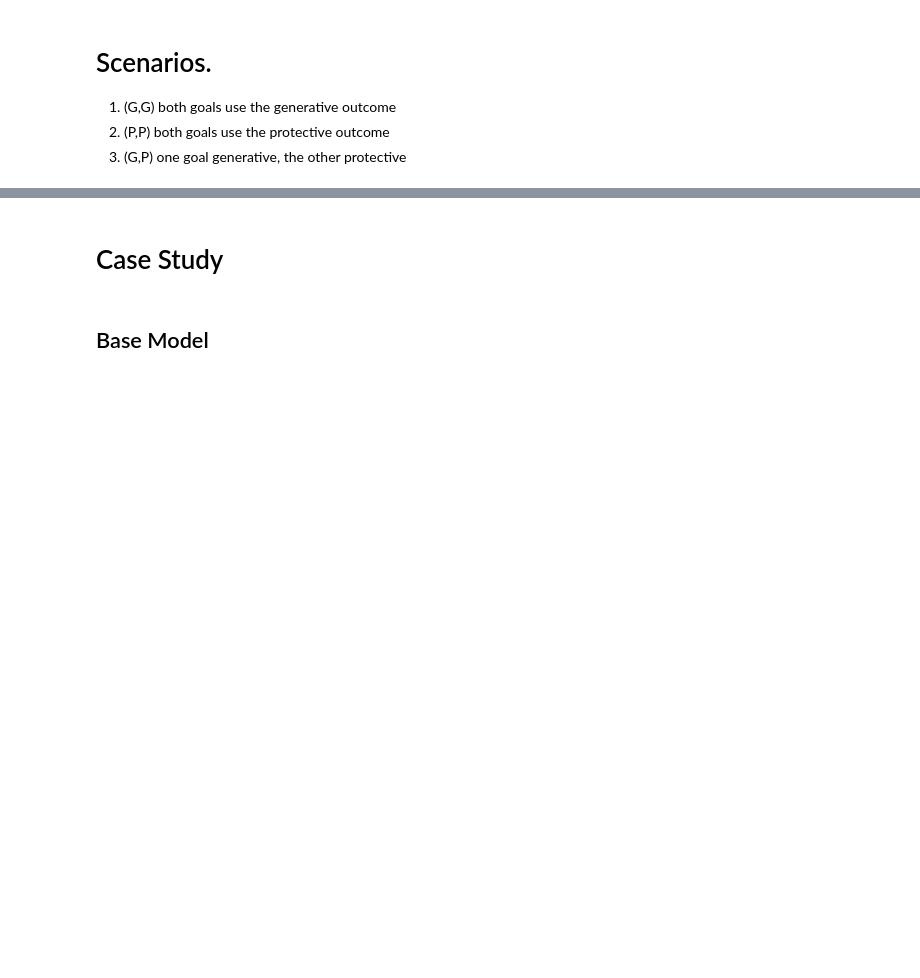
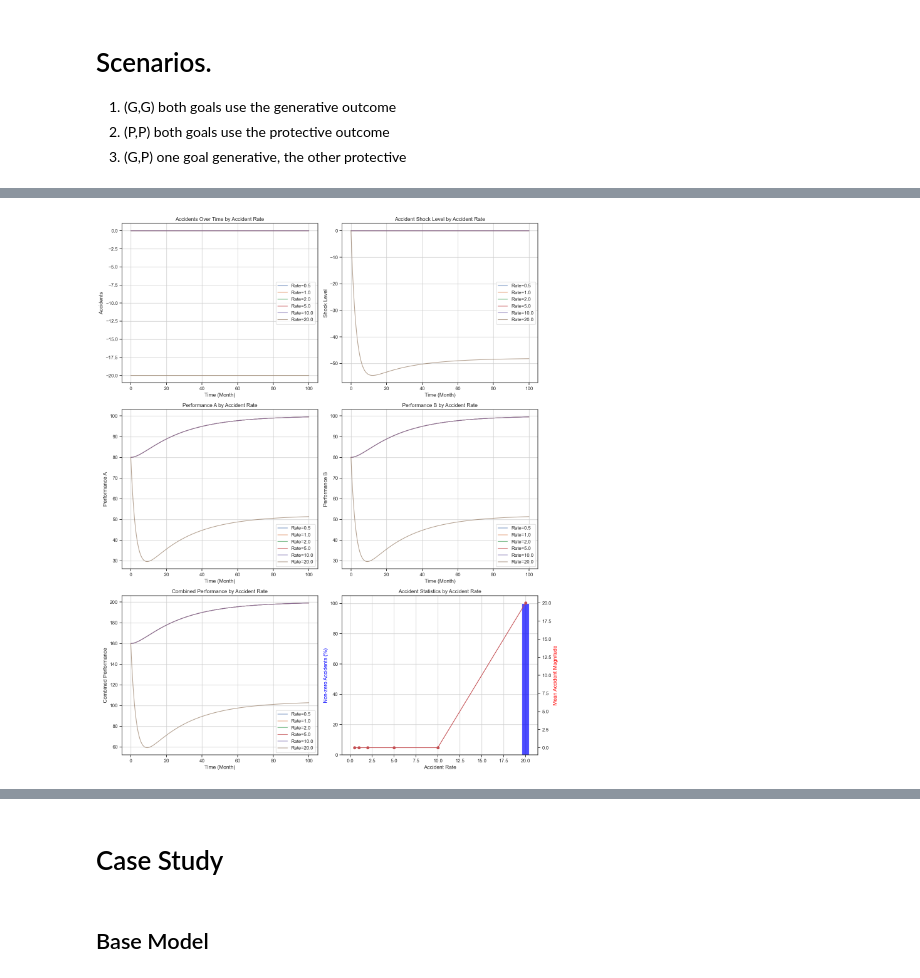
Before and after one commit to georgia-max/OrganizationOscillation, a Jupyter notebook: 2025/model_12_v1.ipynb, the cells around one changed output, grey strips where cells are left out. Saved outputs shown, nothing was run; the diff lists cells and outputs as text; code cells hidden in the pictures; blank space fills up the shorter version.

```diff
--- a/2025/model_12_v1.ipynb
+++ b/2025/model_12_v1.ipynb
@@ -340,0 +372,86 @@ except Exception as e:
+# %%
+# Create comprehensive parameter sensitivity visualization
+fig, axes = plt.subplots(3, 2, figsize=(15, 18))
+
+# Plot 1: Accidents over time for different accident rates
+ax1 = axes[0, 0]
+for rate in [0.5, 1.0, 2.0, 5.0, 10.0, 20.0]:
+    if rate in sensitivity_results:
+        sensitivity_results[rate]['accidents'].plot(label=f'Rate={rate}', alpha=0.7, ax=ax1)
+ax1.set_title('Accidents Over Time by Accident Rate')
+ax1.set_xlabel('Time (Month)')
+ax1.set_ylabel('Accidents')
+ax1.legend()
+ax1.grid(True)
+
+# Plot 2: Accident shock level for different accident rates
+ax2 = axes[0, 1]
+for rate in [0.5, 1.0, 2.0, 5.0, 10.0, 20.0]:
+    if rate in sensitivity_results:
+        sensitivity_results[rate]['Accident shock level'].plot(label=f'Rate={rate}', alpha=0.7, ax=ax2)
+ax2.set_title('Accident Shock Level by Accident Rate')
+ax2.set_xlabel('Time (Month)')
+ax2.set_ylabel('Shock Level')
+ax2.legend()
+ax2.grid(True)
+
+# Plot 3: Performance A for different accident rates
+ax3 = axes[1, 0]
+for rate in [0.5, 1.0, 2.0, 5.0, 10.0, 20.0]:
+    if rate in sensitivity_results:
+        sensitivity_results[rate]['performance[A]'].plot(label=f'Rate={rate}', alpha=0.7, ax=ax3)
+ax3.set_title('Performance A by Accident Rate')
+ax3.set_xlabel('Time (Month)')
+ax3.set_ylabel('Performance A')
+ax3.legend()
+ax3.grid(True)
+
+# Plot 4: Performance B for different accident rates
+ax4 = axes[1, 1]
+for rate in [0.5, 1.0, 2.0, 5.0, 10.0, 20.0]:
+    if rate in sensitivity_results:
+        sensitivity_results[rate]['performance[B]'].plot(label=f'Rate={rate}', alpha=0.7, ax=ax4)
+ax4.set_title('Performance B by Accident Rate')
+ax4.set_xlabel('Time (Month)')
+ax4.set_ylabel('Performance B')
+ax4.legend()
+ax4.grid(True)
+
+# Plot 5: Combined performance for different accident rates
+ax5 = axes[2, 0]
+for rate in [0.5, 1.0, 2.0, 5.0, 10.0, 20.0]:
+    if rate in sensitivity_results:
+        sensitivity_results[rate]['combined performance'].plot(label=f'Rate={rate}', alpha=0.7, ax=ax5)
+ax5.set_title('Combined Performance by Accident Rate')
+ax5.set_xlabel('Time (Month)')
+ax5.set_ylabel('Combined Performance')
+ax5.legend()
+ax5.grid(True)
+
+# Plot 6: Accident statistics summary
+ax6 = axes[2, 1]
+rates = []
+non_zero_percentages = []
+means = []
+
+for rate in [0.5, 1.0, 2.0, 5.0, 10.0, 20.0]:
+    if rate in accident_stats and accident_stats[rate] is not None:
+        rates.append(rate)
+        non_zero_percentages.append(accident_stats[rate]['non_zero_percentage'])
+        means.append(abs(accident_stats[rate]['mean']))  # Use absolute value for plotting
+
+ax6.bar(rates, non_zero_percentages, alpha=0.7, color='blue', label='Non-zero Accidents %')
+ax6_twin = ax6.twinx()
+ax6_twin.plot(rates, means, 'ro-', label='Mean Accident Magnitude')
+ax6.set_title('Accident Statistics by Accident Rate')
+ax6.set_xlabel('Accident Rate')
+ax6.set_ylabel('Non-zero Accidents (%)', color='blue')
+ax6_twin.set_ylabel('Mean Accident Magnitude', color='red')
+ax6.grid(True)
+
+plt.tight_layout()
+plt.show()
+
+print("📊 Parameter sensitivity visualization completed!")
+# %% [output]
+[figure, added]
```
Also changed, not shown: parts of 37 cells of this notebook, 8 other files.
